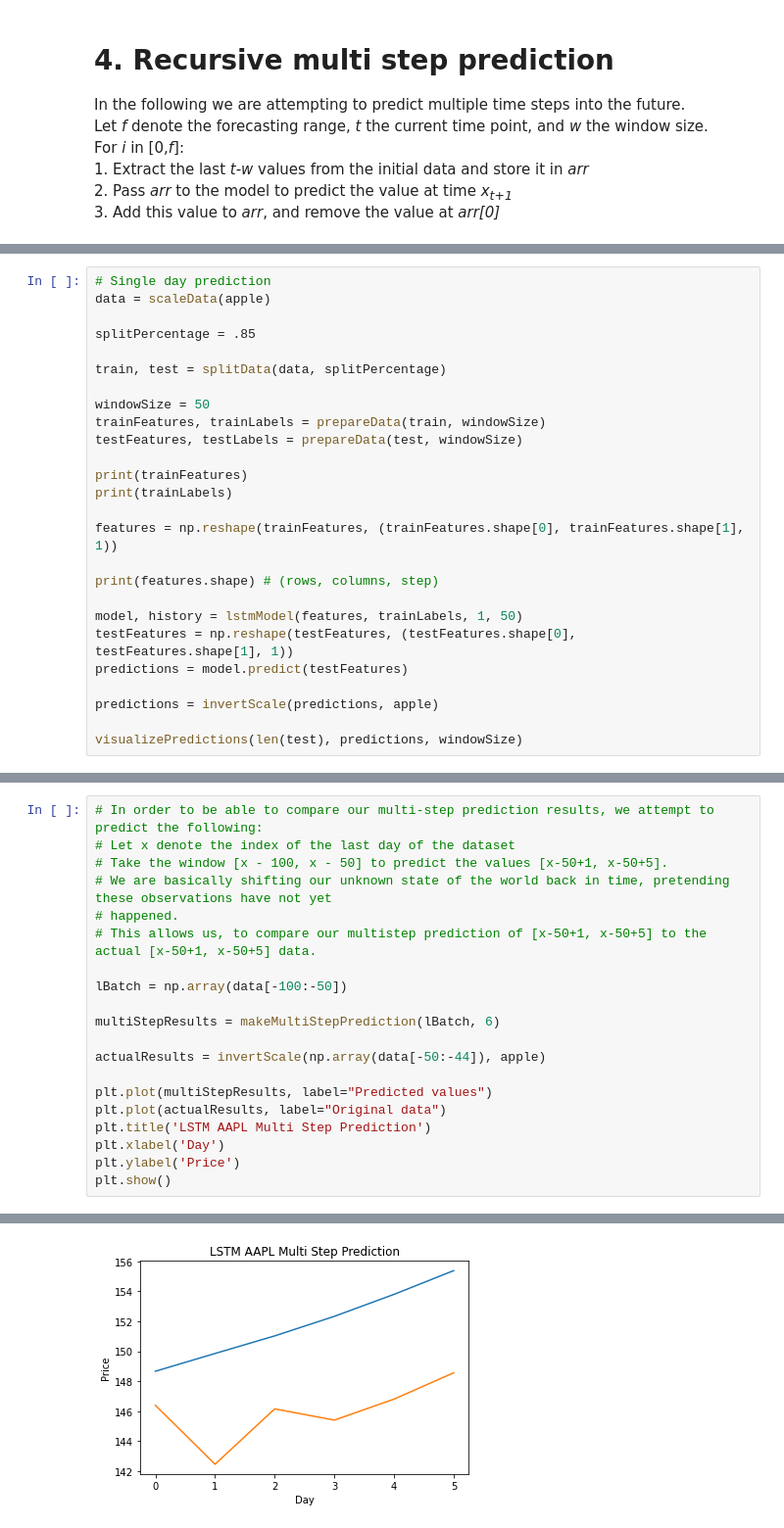
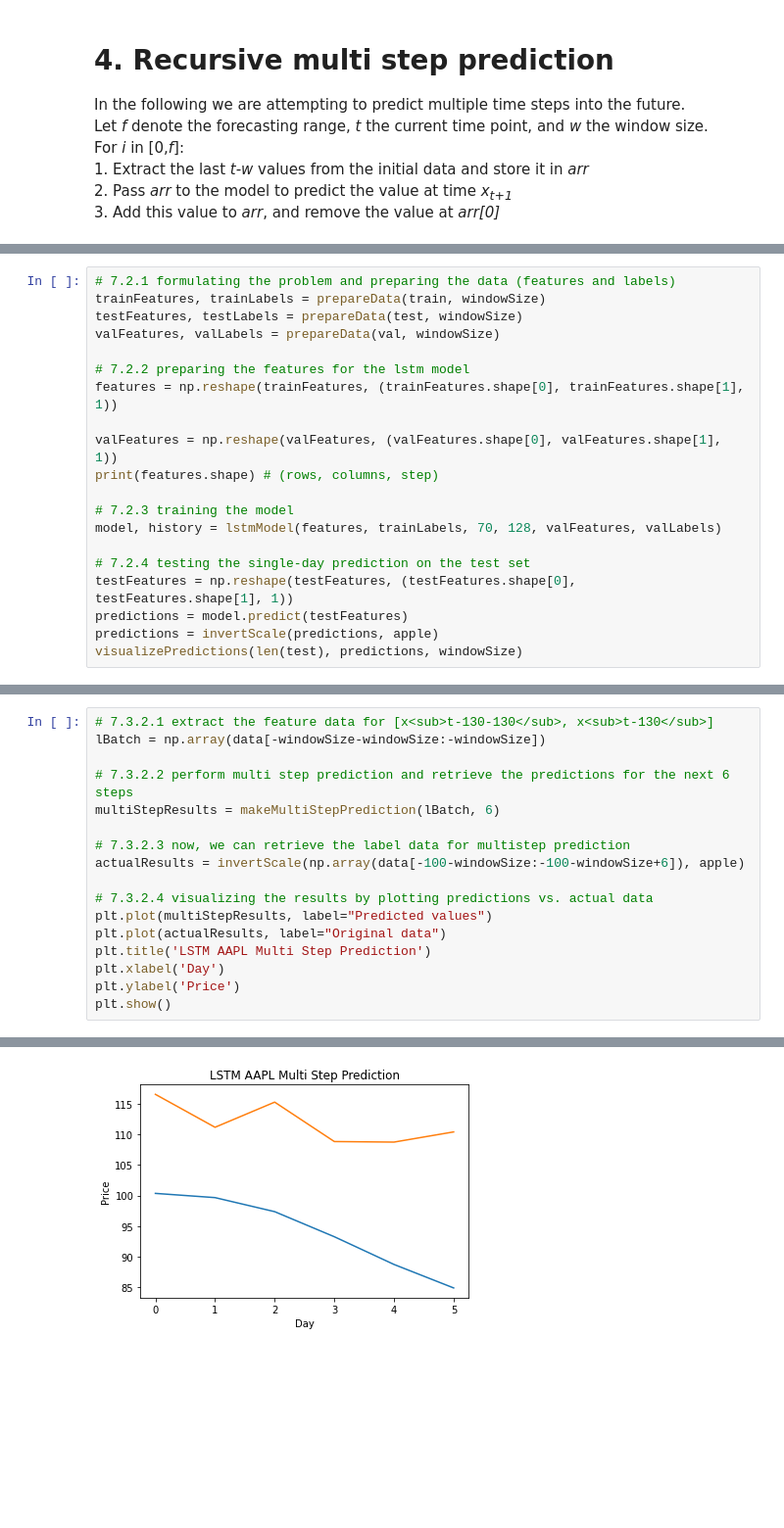
Before and after one commit to KonstantinQuant/forecasting-closing-lstm, a Jupyter notebook: project1.ipynb, the cells around one changed output, grey strips where cells are left out. Shown at 98% size. Drawn from its saved outputs; the diff is of its cells as text; blank space fills up the shorter version.

```diff
--- a/project1.ipynb
+++ b/project1.ipynb
@@ -303,27 +420,21 @@ def visualizeMultiMultiStepPrediction(results):
 # %%
-# Single day prediction
-data = scaleData(apple)
-
-splitPercentage = .85
-
-train, test = splitData(data, splitPercentage)
-
-windowSize = 50
+# 7.2.1 formulating the problem and preparing the data (features and labels)
 trainFeatures, trainLabels = prepareData(train, windowSize)
 testFeatures, testLabels = prepareData(test, windowSize)
+valFeatures, valLabels = prepareData(val, windowSize)
 
-print(trainFeatures)
-print(trainLabels)
-
+# 7.2.2 preparing the features for the lstm model
 features = np.reshape(trainFeatures, (trainFeatures.shape[0], trainFeatures.shape[1], 1))
 
+valFeatures = np.reshape(valFeatures, (valFeatures.shape[0], valFeatures.shape[1], 1))
 print(features.shape) # (rows, columns, step)
 
-model, history = lstmModel(features, trainLabels, 1, 50)
+# 7.2.3 training the model
+model, history = lstmModel(features, trainLabels, 70, 128, valFeatures, valLabels)
+
+# 7.2.4 testing the single-day prediction on the test set
 testFeatures = np.reshape(testFeatures, (testFeatures.shape[0], testFeatures.shape[1], 1))
 predictions = model.predict(testFeatures)
-
 predictions = invertScale(predictions, apple)
-
 visualizePredictions(len(test), predictions, windowSize)
 # %% [output]
@@ -377,17 +496,14 @@ plt.show()
 # %%
-# In order to be able to compare our multi-step prediction results, we attempt to predict the following:
-# Let x denote the index of the last day of the dataset
-# Take the window [x - 100, x - 50] to predict the values [x-50+1, x-50+5].
-# We are basically shifting our unknown state of the world back in time, pretending these observations have not yet
-# happened.
-# This allows us, to compare our multistep prediction of [x-50+1, x-50+5] to the actual [x-50+1, x-50+5] data.
+# 7.3.2.1 extract the feature data for [x<sub>t-130-130</sub>, x<sub>t-130</sub>]
+lBatch = np.array(data[-windowSize-windowSize:-windowSize])
 
-lBatch = np.array(data[-100:-50])
-
+# 7.3.2.2 perform multi step prediction and retrieve the predictions for the next 6 steps
 multiStepResults = makeMultiStepPrediction(lBatch, 6)
 
-actualResults = invertScale(np.array(data[-50:-44]), apple)
+# 7.3.2.3 now, we can retrieve the label data for multistep prediction
+actualResults = invertScale(np.array(data[-100-windowSize:-100-windowSize+6]), apple)
 
+# 7.3.2.4 visualizing the results by plotting predictions vs. actual data
 plt.plot(multiStepResults, label="Predicted values")
 plt.plot(actualResults, label="Original data")
 plt.title('LSTM AAPL Multi Step Prediction')
@@ -398,2 +516,2 @@ plt.show()
-[figure, old version]
+[figure, new version]
 # %%
```
Also changed, not shown: parts of 33 cells of this notebook.
